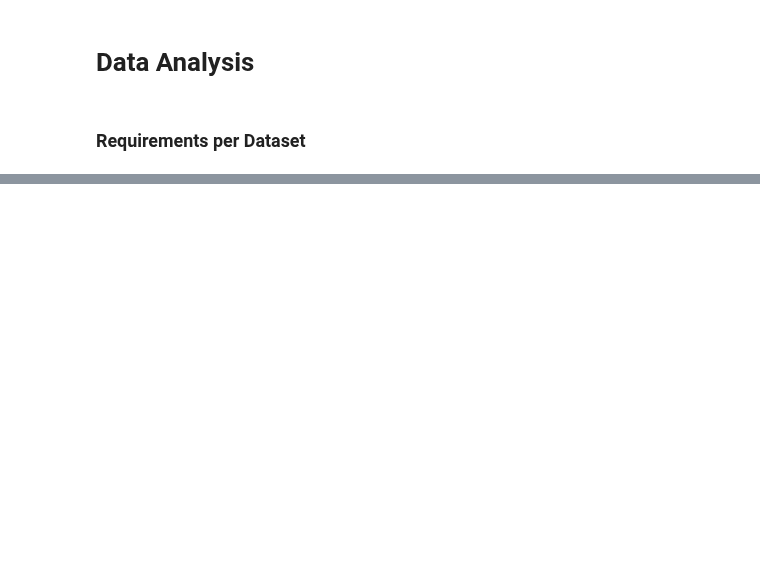
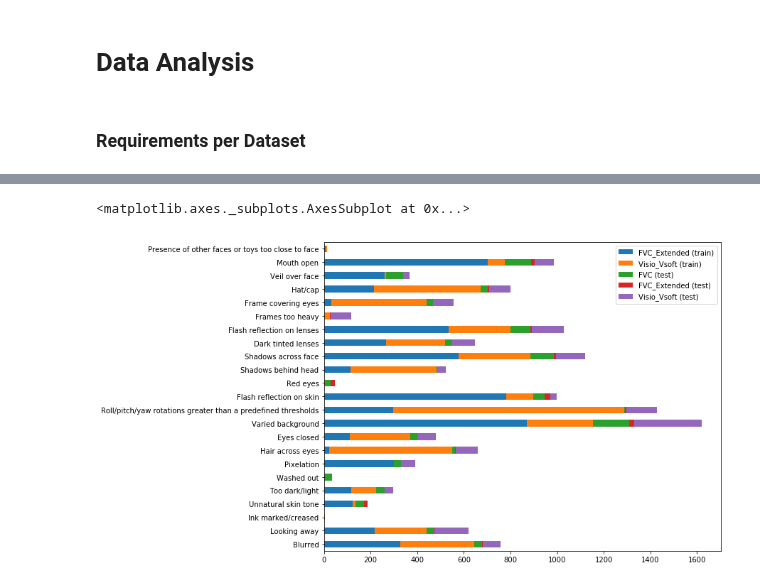
Before and after one commit to arnaldog12/icaonet, a Jupyter notebook: DataAnalysis.ipynb, the cells around one changed output, grey strips where cells are left out. Cells and saved outputs as stored; diff of their text form; code cells hidden in the pictures; blank space fills up the shorter version.

```diff
--- a/DataAnalysis.ipynb
+++ b/DataAnalysis.ipynb
@@ -77,0 +75,14 @@ array([ 372,  120,  576,  555,  540,  576,  516,  318,  300,  284,  439,
+# %%
+dataset_counts = np.vstack((counts_train_fvc_extended,
+                            counts_train_visio_vsoft,
+                            counts_test_fvc,
+                            counts_test_fvc_extended,
+                            counts_test_visio_vsoft))
+
+df = pd.DataFrame(dataset_counts, columns=req_names, index=['FVC_Extended (train)',
+                                                            'Visio_Vsoft (train)',
+                                                            'FVC (test)',
+                                                            'FVC_Extended (test)',
+                                                            'Visio_Vsoft (test)'])
+
+df.T
@@ -77,0 +107,5 @@ array([ 372,  120,  576,  555,  540,  576,  516,  318,  300,  284,  439,
+# %%
+df.T.plot(kind='barh', stacked=True, figsize=(10, 8))
+# %% [output]
+<matplotlib.axes._subplots.AxesSubplot at 0x...>
+[figure, added]
```
Also changed, not shown: parts of 8 cells of this notebook, 2 other files.
